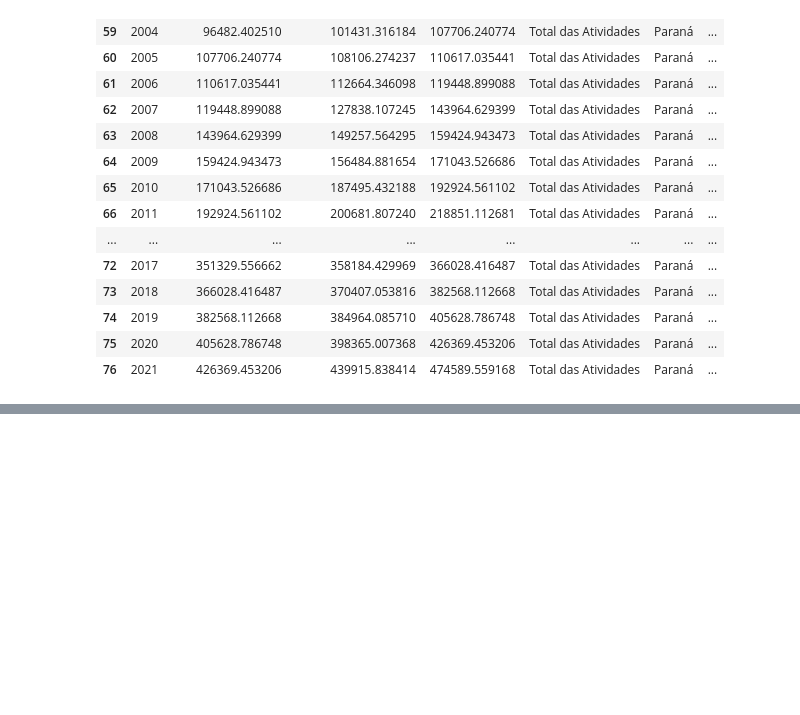
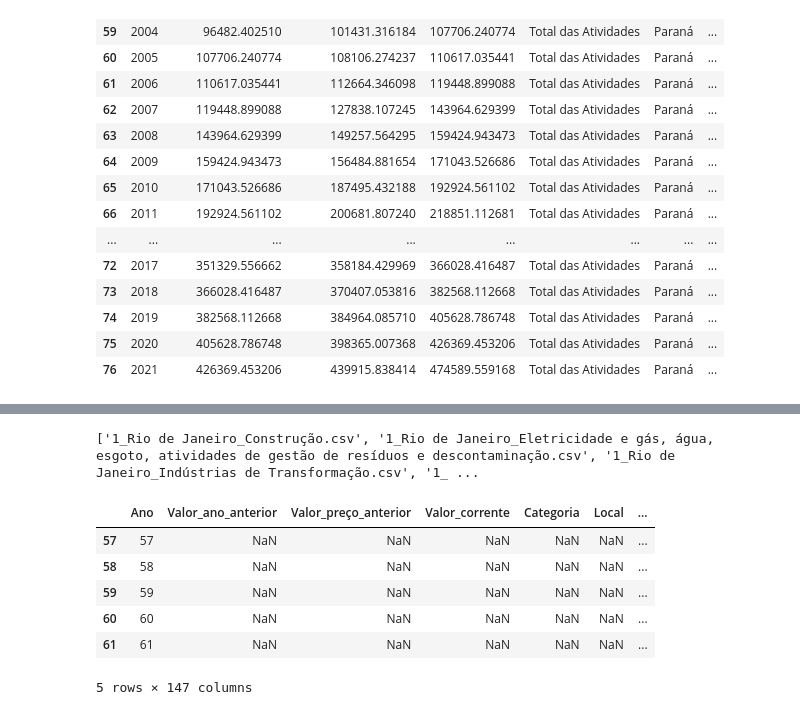
Before and after one commit to leoaucar/tratamento_contas_regionais, a Jupyter notebook: extracao_categorias.ipynb, the cells around one changed output, grey strips where cells are left out. Drawn from its saved outputs; the diff is of its cells as text; code cells hidden in the pictures; blank space fills up the shorter version.

Commit message:
notebook para tratamento de dados para jornada

```diff
--- a/extracao_categorias.ipynb
+++ b/extracao_categorias.ipynb
@@ -116,0 +131,21 @@ for local in locais_importantes:
+# %%
+tabelas_jornada = os.listdir("./"+recorte)
+print(tabelas_jornada)
+# %% [output]
+['1_Rio de Janeiro_Construção.csv', '1_Rio de Janeiro_Eletricidade e gás, água, esgoto, atividades de gestão de resíduos e descontaminação.csv', '1_Rio de Janeiro_Indústrias de Transformação.csv', '1_ ...
+# %%
+tabela_final = pd.DataFrame(columns=estados['Rio de Janeiro']['Indústrias de Transformação'].keys())
+for tabela in tabelas_jornada:
+    df = pd.read_csv("./"+recorte+'/'+tabela, index_col=0)
+    tabela_final = tabela_final.join(df,on='Ano',how='outer',rsuffix=str(tabela))
+
+tabela_final.head()
+#tabela_final.head()
+# %% [output]
+|  | Ano | Valor_ano_anterior | Valor_preço_anterior | Valor_corrente | Categoria | Local | ... |
+| 57 | 57 | NaN | NaN | NaN | NaN | NaN | ... |
+| 58 | 58 | NaN | NaN | NaN | NaN | NaN | ... |
+| 59 | 59 | NaN | NaN | NaN | NaN | NaN | ... |
+| 60 | 60 | NaN | NaN | NaN | NaN | NaN | ... |
+| 61 | 61 | NaN | NaN | NaN | NaN | NaN | ... |
+5 rows × 147 columns
```
Also changed, not shown: parts of 7 cells of this notebook, 24 other files.
